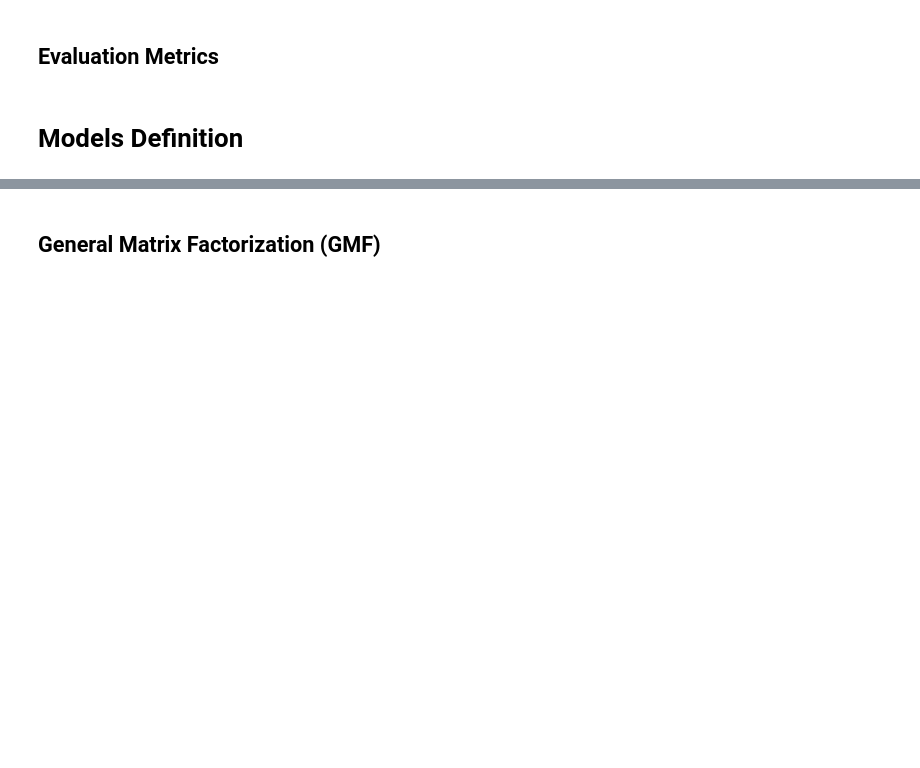
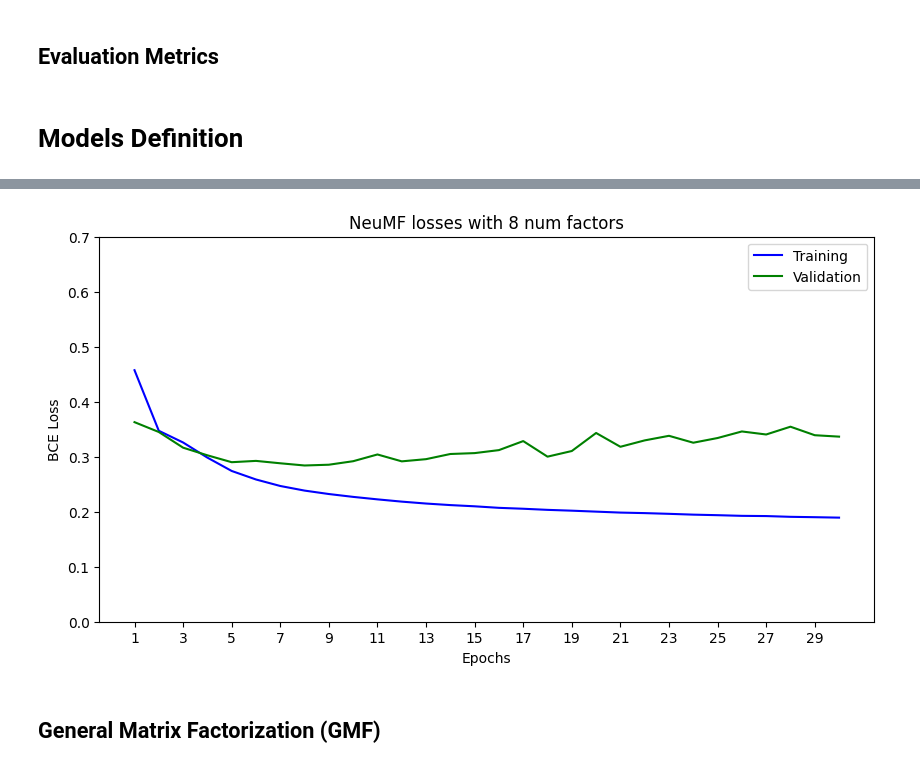
Before and after one commit to agoniko/Neural-Collaborative-Filtering, a Jupyter notebook: Assignment1.ipynb, the cells around one changed output, grey strips where cells are left out. Saved outputs shown, nothing was run; the diff lists cells and outputs as text; code cells hidden in the pictures; blank space fills up the shorter version.

```diff
--- a/Assignment1.ipynb
+++ b/Assignment1.ipynb
@@ -391,6 +432,17 @@ config_dict = {
+# %%
+best_config = {
+    "lr": 0.01,
+    "batch_size": 256,
+    "num_factors": 8,
+    "epochs": 40,
+    "out": True,
+    "layers": [64, 16, 8]
+    #"dropout":tune.choice([[0,0,0,0,0,0,0], [0,0,0.2,0.2,0.2,0.2,0], [0.2,0.2,0,0,0,0,0.2], [0,0,0,0,0,0,0.5], [0,0,0.2,0.2,0.2,0.2,0.5], [0.5,0.5,0.2,0.2,0.2,0.2,0.5]])
+}
 # %%
 #trains and save the model and returns the lists of train_loss and validation_loss
 def train_model(config):
+    #model = NeuMF_parametric_dropout(config['num_factors'], num_users, num_items, config['layers'], config['dropout'])
     model = NeuMF(config['num_factors'], num_users, num_items, config['layers'])
 
     train_loader, valid_loader, _, _ = data_loaders_from_data(PATH, batch_size = config['batch_size'])
@@ -404,7 +456,7 @@ def train_model(config):
     best_valid_loss = math.inf
     train_loss, valid_loss = [], []
 
-    for epoch in range(config['epochs']):
+    for epoch in tqdm(range(config['epochs'])):
         model.train() # Enable dropout (if have).
         start_time = time.time()
 
@@ -583,6 +557,14 @@ def plot_losses(model: nn.Module, train_loss, valid_loss, ax):
     ax.set_xlabel("Epochs")
     ax.set_ylabel("BCE Loss")
     return ax
+# %%
+train_loss, valid_loss = train_model(best_config)
+# %%
+nmf_model = torch.load(MODEL_PATH + "NeuMF8.pt")
+fix, ax = plt.subplots(1, 1, figsize = (10,5))
+ax = plot_losses(nmf_model, train_loss, valid_loss, ax)
+# %% [output]
+[figure, added]
 # %% [markdown]
 ## General Matrix Factorization (GMF)
 # %%
```
Also changed, not shown: parts of 14 cells of this notebook, 17 other files.
